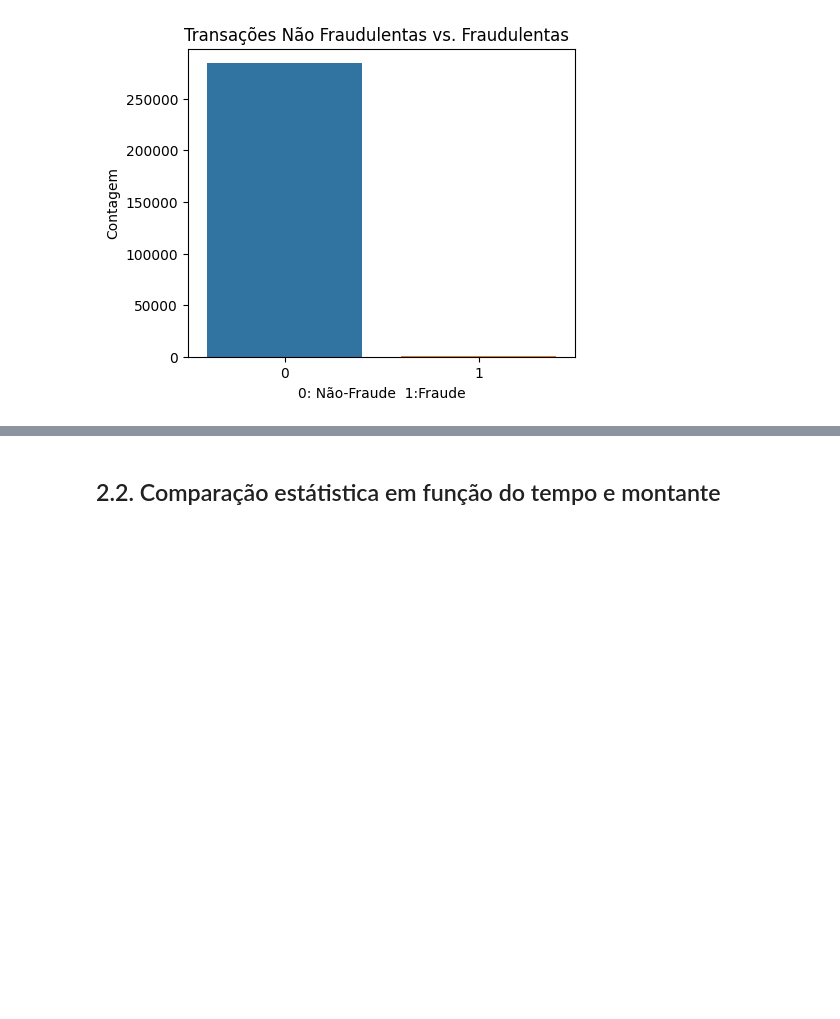
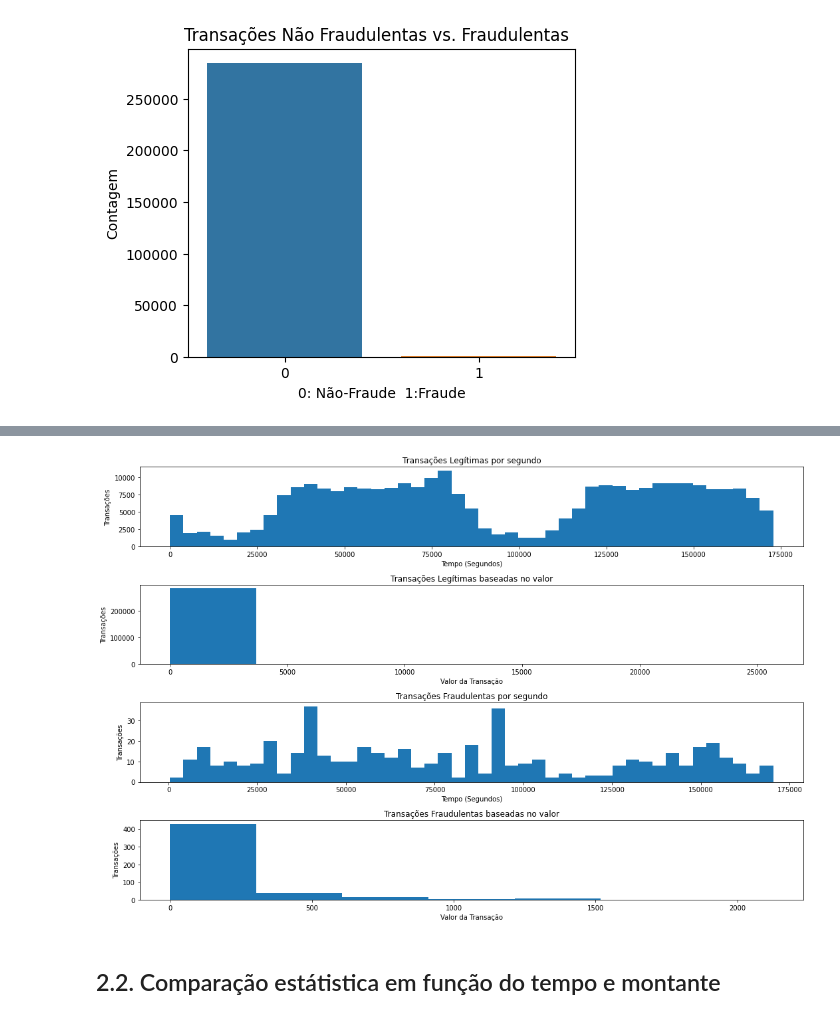
Before and after one commit to JardielmaQueiroz/Projeto_de_diplomacao, a Jupyter notebook: credit_fraud_detector.ipynb, the cells around one changed output, grey strips where cells are left out. Saved outputs shown, nothing was run; the diff lists cells and outputs as text; code cells hidden in the pictures; blank space fills up the shorter version.

```diff
--- a/credit_fraud_detector.ipynb
+++ b/credit_fraud_detector.ipynb
@@ -94,5 +94,41 @@ rp.fig.suptitle('Distribuição do valor das transação ao longo do tempo')
 Text(0.5, 0.98, 'Distribuição do valor das transação ao longo do tempo')
 [figure]
+# %%
+# Plotar gráfico
+fig, ax = plt.subplots(nrows=4, ncols=1, figsize=(15,10))
+
+# Definir número de barras dos gráficos
+num_bins_time = 45
+num_bins_amount = 7
+
+# Gráfico 1
+ax[0].hist(df.Time[df.Class == 0], bins=num_bins_time)
+ax[0].set_title('Transações Legítimas por segundo')
+ax[0].set_ylabel('Transações')
+ax[0].set_xlabel('Tempo (Segundos)')
+
+# Gráfico 2
+ax[1].hist(df.Amount[df.Class == 0], bins=num_bins_amount)
+ax[1].set_title('Transações Legítimas baseadas no valor')
+ax[1].set_ylabel('Transações')
+ax[1].set_xlabel('Valor da Transação')
+
+# Gráfico 3
+ax[2].hist(df.Time[df.Class == 1], bins=num_bins_time)
+ax[2].set_title('Transações Fraudulentas por segundo')
+ax[2].set_ylabel('Transações')
+ax[2].set_xlabel('Tempo (Segundos)')
+
+# Gráfico 4
+ax[3].hist(df.Amount[df.Class == 1], bins=num_bins_amount)
+ax[3].set_title('Transações Fraudulentas baseadas no valor')
+ax[3].set_ylabel('Transações')
+ax[3].set_xlabel('Valor da Transação')
+
+# Mostrar gráficos
+plt.tight_layout();
+# %% [output]
+[figure, added]
 # %% [markdown]
 ## 2.2. Comparação estátistica em função do tempo e montante
 # %%
```
Also changed, not shown: parts of 1 cell of this notebook.
